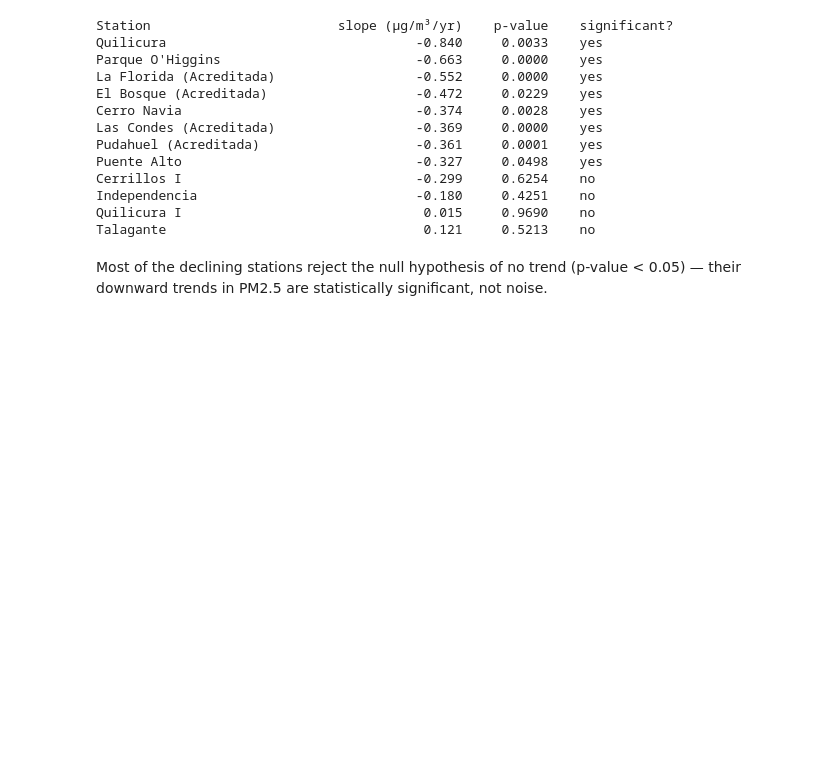
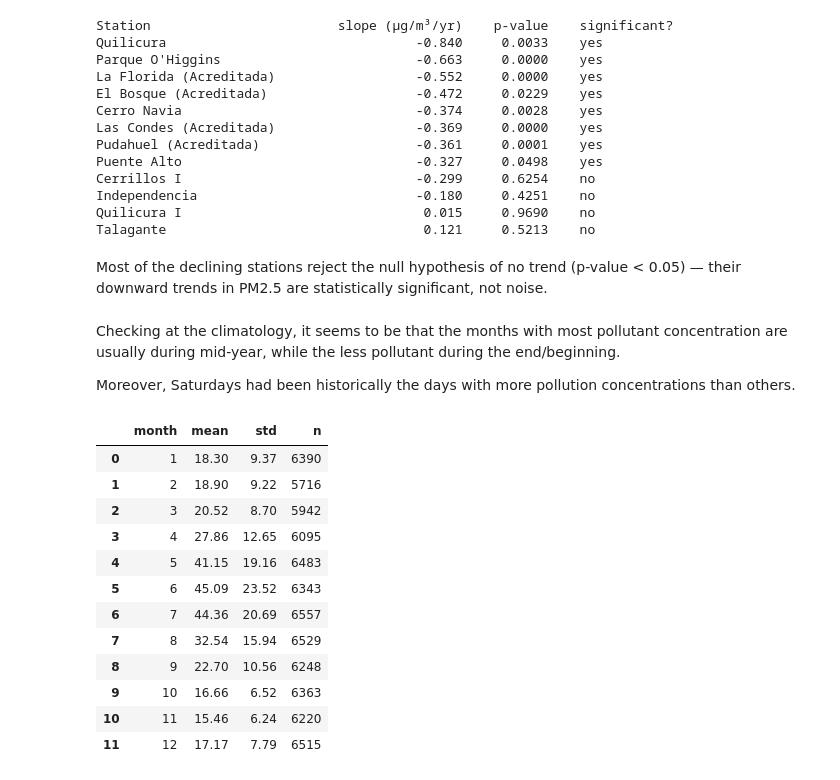
Before and after one commit to GaboAbo/Sinca, a Jupyter notebook: sinca.ipynb, the cells around one changed output. Cells and saved outputs as stored; diff of their text form; code cells hidden in the pictures; blank space fills up the shorter version.

```diff
--- a/sinca.ipynb
+++ b/sinca.ipynb
@@ -312,3 +331,24 @@ Quilicura I                               0.015     0.9690    no
 Talagante                                 0.121     0.5213    no
 # %% [markdown]
 Most of the declining stations reject the null hypothesis of no trend (p-value < 0.05) — their downward trends in PM2.5 are statistically significant, not noise.
+# %% [markdown]
+Checking at the climatology, it seems to be that the months with most pollutant concentration are usually during mid-year, while the less pollutant during the end/beginning.
+
+Moreover, Saturdays had been historically the days with more pollution concentrations than others.
+# %%
+clim = trends["climatology"]
+pd.DataFrame(clim)
+# %% [output]
+|  | month | mean | std | n |
+| 0 | 1 | 18.30 | 9.37 | 6390 |
+| 1 | 2 | 18.90 | 9.22 | 5716 |
+| 2 | 3 | 20.52 | 8.70 | 5942 |
+| 3 | 4 | 27.86 | 12.65 | 6095 |
+| 4 | 5 | 41.15 | 19.16 | 6483 |
+| 5 | 6 | 45.09 | 23.52 | 6343 |
+| 6 | 7 | 44.36 | 20.69 | 6557 |
+| 7 | 8 | 32.54 | 15.94 | 6529 |
+| 8 | 9 | 22.70 | 10.56 | 6248 |
+| 9 | 10 | 16.66 | 6.52 | 6363 |
+| 10 | 11 | 15.46 | 6.24 | 6220 |
+| 11 | 12 | 17.17 | 7.79 | 6515 |
```
Also changed, not shown: parts of 15 cells of this notebook.
